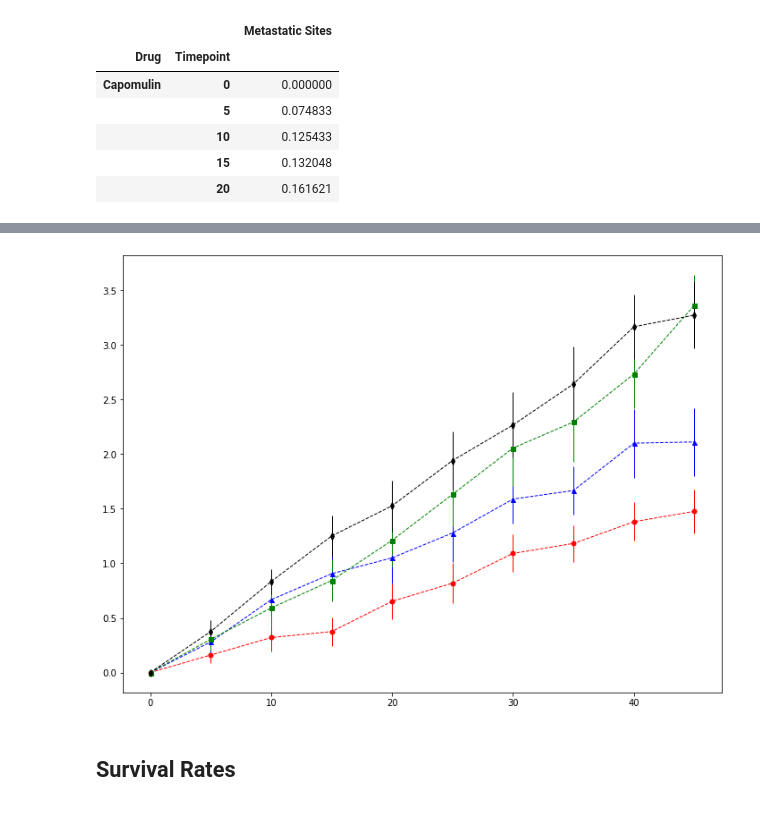
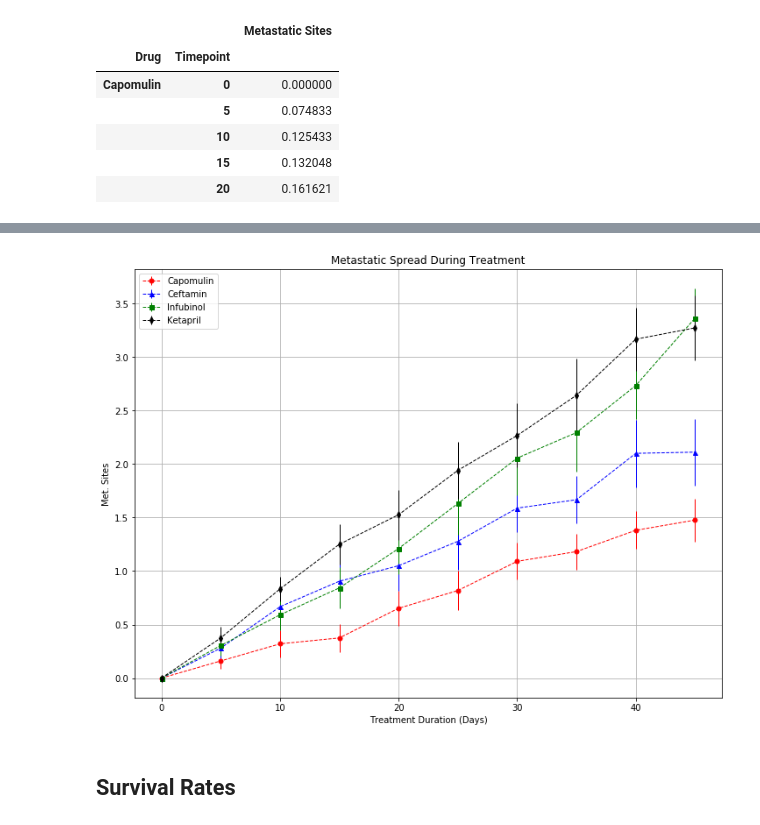
Before and after one commit to erinbentley/matplotlib-challenge, a Jupyter notebook: Pymaceuticals/Matplotlib_Challenge.ipynb, the cells around one changed output, grey strips where cells are left out. Drawn from its saved outputs; the diff is of its cells as text; code cells hidden in the pictures.

```diff
--- a/Pymaceuticals/Matplotlib_Challenge.ipynb
+++ b/Pymaceuticals/Matplotlib_Challenge.ipynb
@@ -191,23 +198,30 @@ mean_met_df2.head()
 # %%
 #Generate the Plot (with Error Bars)
 plt.figure(figsize=(12,9))
 plt.errorbar(mean_met_df2.index, mean_met_df2["Capomulin"], yerr=met_sem_df2["Capomulin"],
              color="r", linewidth=1, marker="o", markersize=5, linestyle="dashed")
 
 plt.errorbar(mean_met_df2.index, mean_met_df2["Infubinol"], yerr=met_sem_df2["Infubinol"],
              color="b", linewidth=1, marker="^", markersize=5, linestyle="dashed")
 
 plt.errorbar(mean_met_df2.index, mean_met_df2["Ketapril"], yerr=met_sem_df2["Ketapril"],
              color="g", linewidth=1, marker="s", markersize=5, linestyle="dashed")
 
 plt.errorbar(mean_met_df2.index, mean_met_df2["Placebo"], yerr=met_sem_df2["Placebo"],
              color="k", linewidth=1, marker="d", markersize=5, linestyle="dashed")
+
+plt.title("Metastatic Spread During Treatment")
+plt.xlabel("Treatment Duration (Days)")
+plt.ylabel("Met. Sites")
+plt.grid(axis = 'y')
+plt.grid(axis = 'x')
+plt.legend(labels=mean_met_df2.columns)
 # Save the Figure
 plt.savefig("data/metastatic_plot.png")
 # Show the Figure
 plt.show()
 # %% [output]
-[figure, old version]
+[figure, new version]
 # %% [markdown]
 ## Survival Rates
 # %%
```
Also changed, not shown: parts of 5 cells of this notebook, 4 other files.
